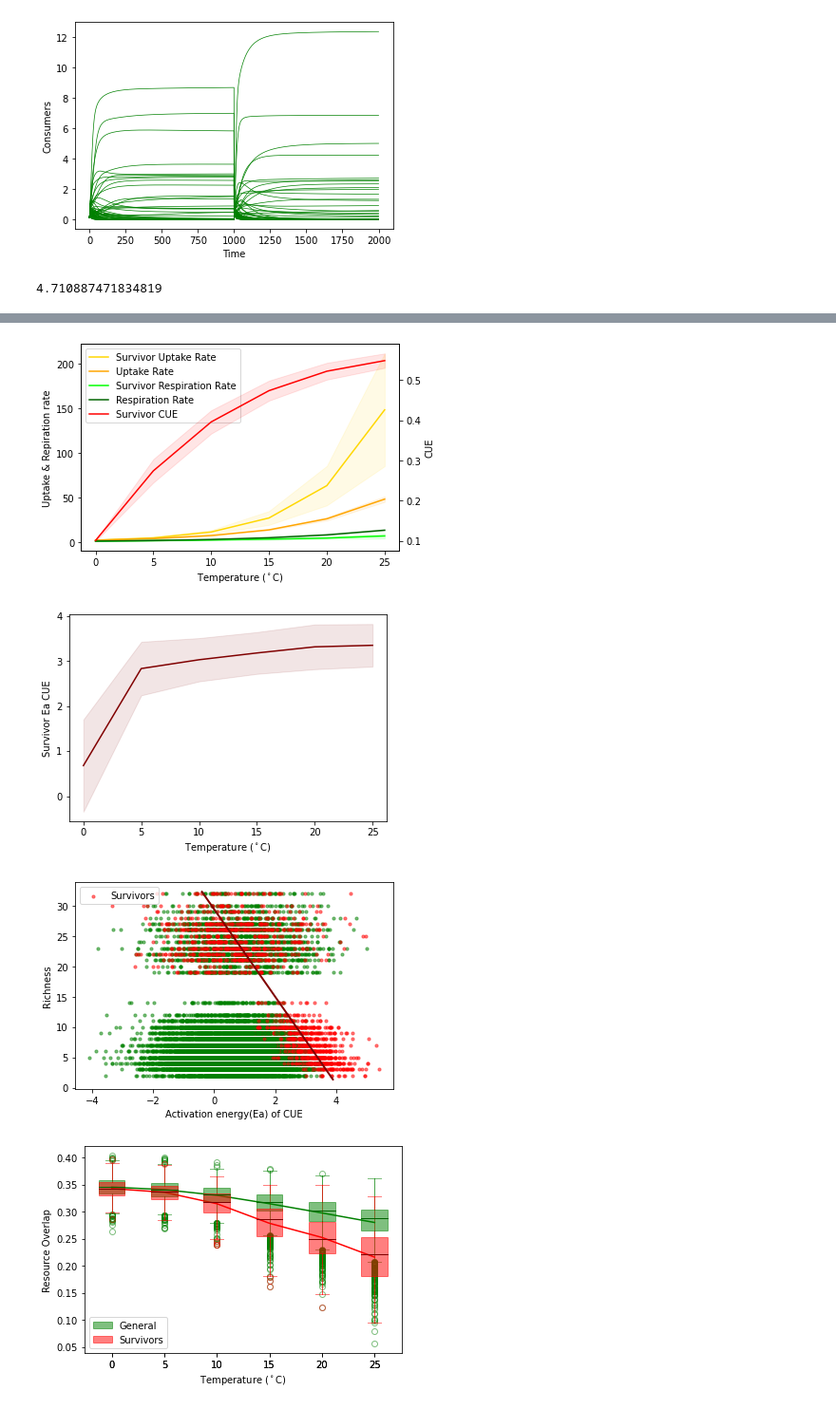
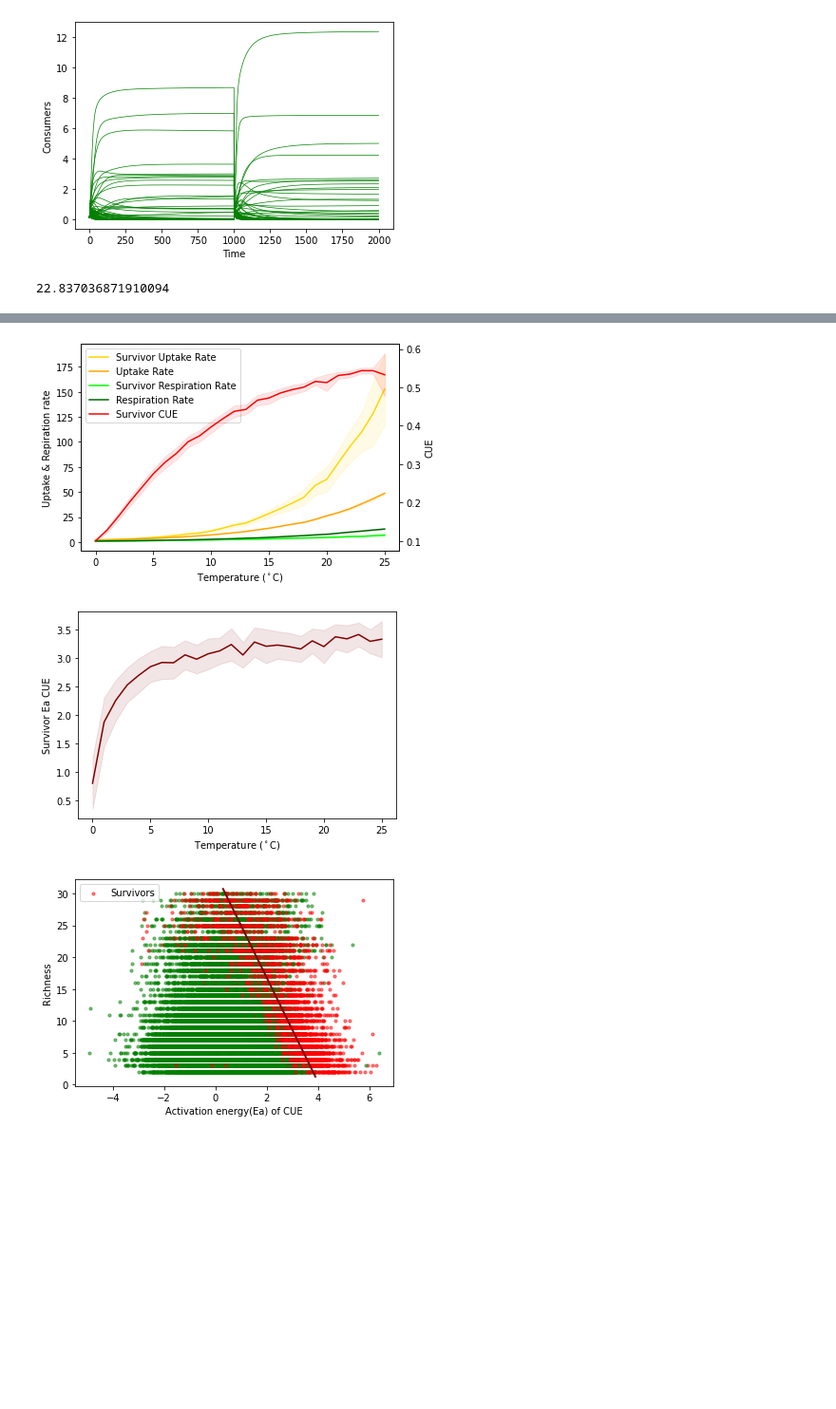
Before and after one commit to DaniDuan/CMEEProject, a Jupyter notebook: code/temp_microbial_CUE.ipynb, the cells around one changed output, grey strips where cells are left out. Shown at 95% size. Drawn from its saved outputs; the diff is of its cells as text; code cells hidden in the pictures; blank space fills up the shorter version.

```diff
--- a/code/temp_microbial_CUE.ipynb
+++ b/code/temp_microbial_CUE.ipynb
@@ -2707,7 +2748,7 @@ tv = 1 # immigration times inside one assembly
 t_fin = 4000 # Number of time steps for each temperature
 typ = 1 # Functional response, Type I or II
 K = 0.5 # Half saturation constant for Monod equation(Type II)
-T_c = 6 # How many temperatures to cover (how many cycles to run)
+T_c = 26 # How many temperatures to cover (how many cycles to run)
 
 rich = np.empty((0, ass))
 sU = []
@@ -2720,11 +2761,14 @@ ext_CUE = []
 ext_Ea = []
 sur_overlap = []
 all_overlap = np.empty((0, N))
+sur_crossf = []
+all_crossf = np.empty((0, N))
 
 for i in range(T_c):
-    T = 273.15 + 5 * i # Temperature
-    result_array, rich_series, l, U_out_total, U_ac_total, R_out, CUE_out, Ea_CUE_out, overlap = ass_temp_run(t_fin, N, M, T, Tref, Ma, ass, tv, Ea_D, lf, p_value, typ, K)
+    T = 273.15 + i # Temperature
+    result_array, rich_series, l, U_out_total, U_ac_total, R_out, CUE_out, Ea_CUE_out, overlap, crossf = ass_temp_run(t_fin, N, M, T, Tref, Ma, ass, tv, Ea_D, lf, p_value, typ, K)
     rich = np.append(rich, [rich_series.flatten()], axis = 0)
+
     sur = [np.where(result_array[(i+1)*t_fin-1, 0:N]) for i in range(ass)]
     ext = [np.where(result_array[(i+1)*t_fin-1, 0:N] == 0) for i in range(ass)]
 
@@ -2741,9 +2785,12 @@ for i in range(T_c):
     sur_overlap.append(np.concatenate([overlap[i][sur[i]] for i in range(len(sur))]))
     all_overlap = np.append(all_overlap, overlap, axis = 0)
 
+    sur_crossf.append(np.concatenate([crossf[i][sur[i]] for i in range(len(sur))]))
+    all_crossf = np.append(all_crossf, crossf, axis = 0)
+
 print((time.time() - start)/60)
 # %% [output]
-4.710887471834819
+22.837036871910094
 # %%
 rich_mean = np.mean(rich, axis = 1)
 rich_ci =  1.96 * np.std(rich,axis = 1)/(T_c**0.5)
@@ -2794,22 +2841,18 @@ for i in rich_v:
     Ea_sorted.append(sorting)
 
 
-medEa = []
+meanEa = []
 for i in range(len(Ea_sorted)):
-    medEa.append(np.median(Ea_sorted[i]))
-
-overlap_mean = np.array([np.mean(np.array([all_overlap.reshape(T_c, ass, N)[i,:,:].flatten() for i in range(T_c)])[j]) for j in range(T_c)])
-overlap_sur_mean = np.array([np.mean(sur_overlap[i]) for i in range(T_c)])
+    meanEa.append(np.mean(Ea_sorted[i]))
 # %%
-T_plot = range(0, 5*T_c, 5)
+T_plot = range(0, T_c, 1)
 T_sur = [[np.repeat(T_plot[i], rich[i][j]) for j in range(ass)] for i in range(T_c)]
 
 plt.plot(T_plot, rich_mean)
-plt.fill_between(T_plot, rich_mean - rich_ci, rich_mean + rich_ci, color='b', alpha=.1)
+plt.fill_between(T_plot, rich_mean - rich_ci, rich_mean + rich_ci, color = 'b', alpha=.1)
 plt.xlabel('Temperature ($^\circ$C)')
 plt.ylabel('Richness')
 plt. show()
-
 
 fig, ax1 = plt.subplots()
 ax2 = ax1.twinx()
@@ -2849,48 +2892,11 @@ for i in range(T_c):
     else:
         plt.scatter(sur_Ea[i], np.concatenate(rich_sur[i]), color = 'r', alpha = 0.5, s = 10)
 
-m, b = np.polyfit(medEa, rich_v, 1)
-x = np.arange(-0.4,4, 0.1)
+m, b = np.polyfit(meanEa, rich_v, 1)
+x = np.arange(0.3, 4, 0.1)
 plt.plot(x, m*x + b, color = 'maroon',linewidth=2)
 plt.xlabel('Activation energy(Ea) of CUE')
 plt.ylabel('Richness')
 plt.legend(loc = 2)
 plt.show()
-
-fig, ax = plt.subplots()
-b1 = ax.boxplot(np.transpose(all_overlap.reshape(T_c, ass*N)),patch_artist=True, \
-                boxprops =dict(facecolor='g', color = 'g', alpha = 0.5), \
-                whiskerprops = dict(color = 'g', alpha = 0.7), \
-                capprops = dict(color = 'g', alpha = 0.5), \
-                flierprops = dict(markeredgecolor='g', alpha = 0.5), \
-                medianprops=dict(color='darkgreen'), positions=T_plot, widths=2.5)
-b2 = ax.boxplot(np.transpose(sur_overlap),patch_artist=True, \
-                boxprops =dict(facecolor='r', color = 'r', alpha = 0.5), \
-                whiskerprops = dict(color = 'r', alpha = 0.7), \
-                capprops = dict(color = 'r', alpha = 0.5), \
-                flierprops = dict(markeredgecolor='r', alpha = 0.5), \
-                medianprops=dict(color='maroon'), positions=T_plot, widths=2.5)
-plt.plot(T_plot, overlap_mean, color = 'g', label = 'General')
-plt.plot(T_plot, overlap_sur_mean, color = 'r', label = 'Survivors')
-ax.legend([b1["boxes"][0], b2["boxes"][0]], ['General', 'Survivors'], loc='lower left')
-plt.xlabel('Temperature ($^\circ$C)')
-plt.ylabel('Resource Overlap')
-plt.show()
-
-plt.scatter(np.array([np.repeat(T_plot[i], N*ass) for i in range(T_c)]), all_overlap, color = 'g', alpha = 0.5, s = 10)
-n = 0
-for i in range(T_c):
-    if n == 0:
-        plt.scatter(np.concatenate(T_sur[i]), sur_overlap[i], color = 'r', alpha = 0.5, s = 10, label = 'Survivors')
-        n = 1
-    else:
-        plt.scatter(np.concatenate(T_sur[i]), sur_overlap[i], color = 'r', alpha = 0.5, s = 10)
-
-m1, b1 = np.polyfit(T_plot, overlap_mean, 1)
-plt.plot(T_plot, m1*T_plot + b1, color = 'g',linewidth=2)
-m2, b2 = np.polyfit(T_plot, overlap_sur_mean, 1)
-plt.plot(T_plot, m2*T_plot + b2, color = 'r',linewidth=2)
-plt.xlabel('Temperature ($^\circ$C)')
-plt.ylabel('Resource Overlap')
-plt.show()
 # %% [output]
@@ -2898,4 +2904,3 @@ plt.show()
-[figure, old version]
+[figure, new version]
-[figure, old version]
+[figure, new version]
-[figure, old version]
+[figure, new version]
-[figure, removed]
```
Also changed, not shown: parts of 12 cells of this notebook, 56 other files.
